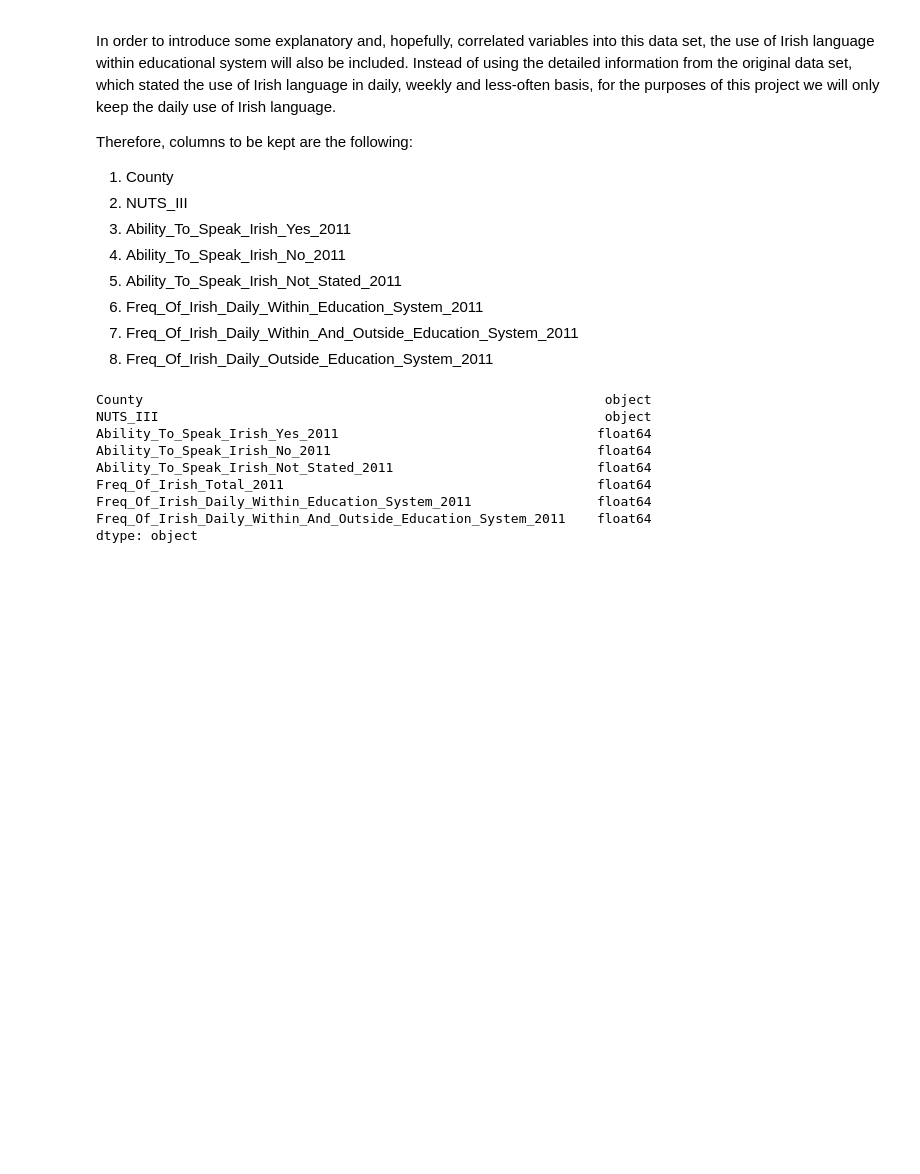
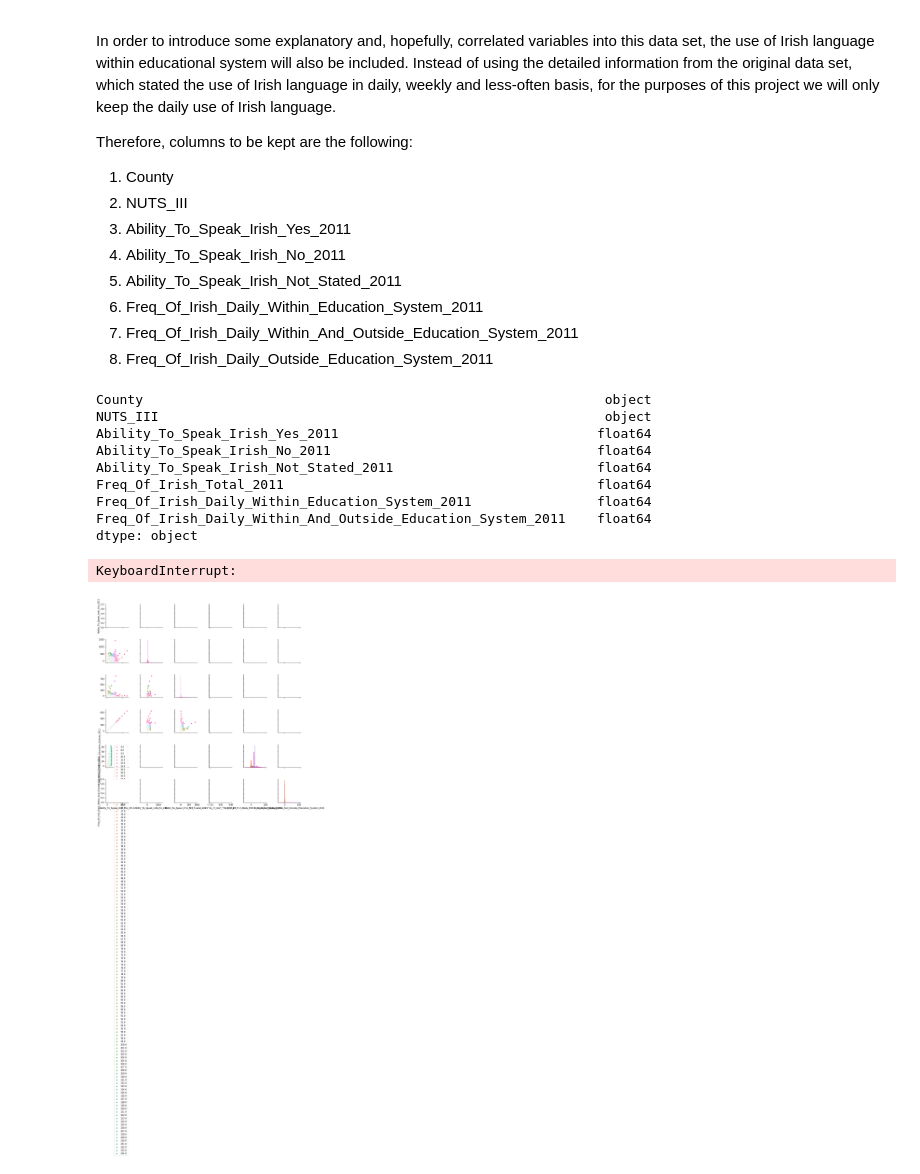
Before and after one commit to Luis-Navarro/Programming-for-Data-Analysis-Project, a Jupyter notebook: Synthesising Dataset with Python based on real life sample.ipynb, the cells around one changed output. Saved outputs shown, nothing was run; the diff lists cells and outputs as text; code cells hidden in the pictures; blank space fills up the shorter version.

```diff
--- a/Synthesising Dataset with Python based on real life sample.ipynb
+++ b/Synthesising Dataset with Python based on real life sample.ipynb
@@ -127,3 +130,6 @@ dtype: object
 # %%
 import seaborn as sns
-sns.pairplot(df,hue="County")
+sns.pairplot(df,hue="Ability_To_Speak_Irish_Yes_2011")
+# %% [output]
+KeyboardInterrupt:
+[figure, added]
```
Also changed, not shown: parts of 4 cells of this notebook.
